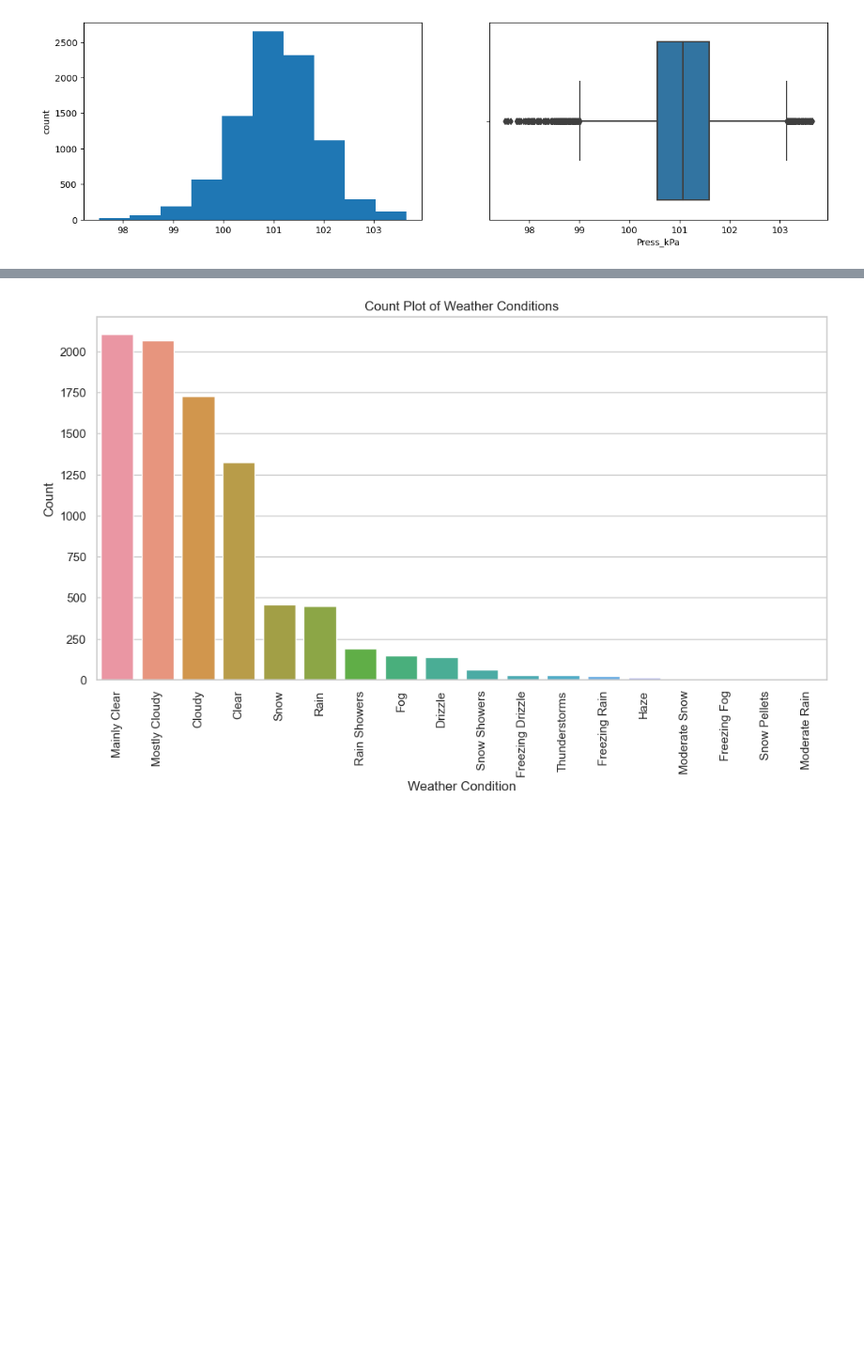
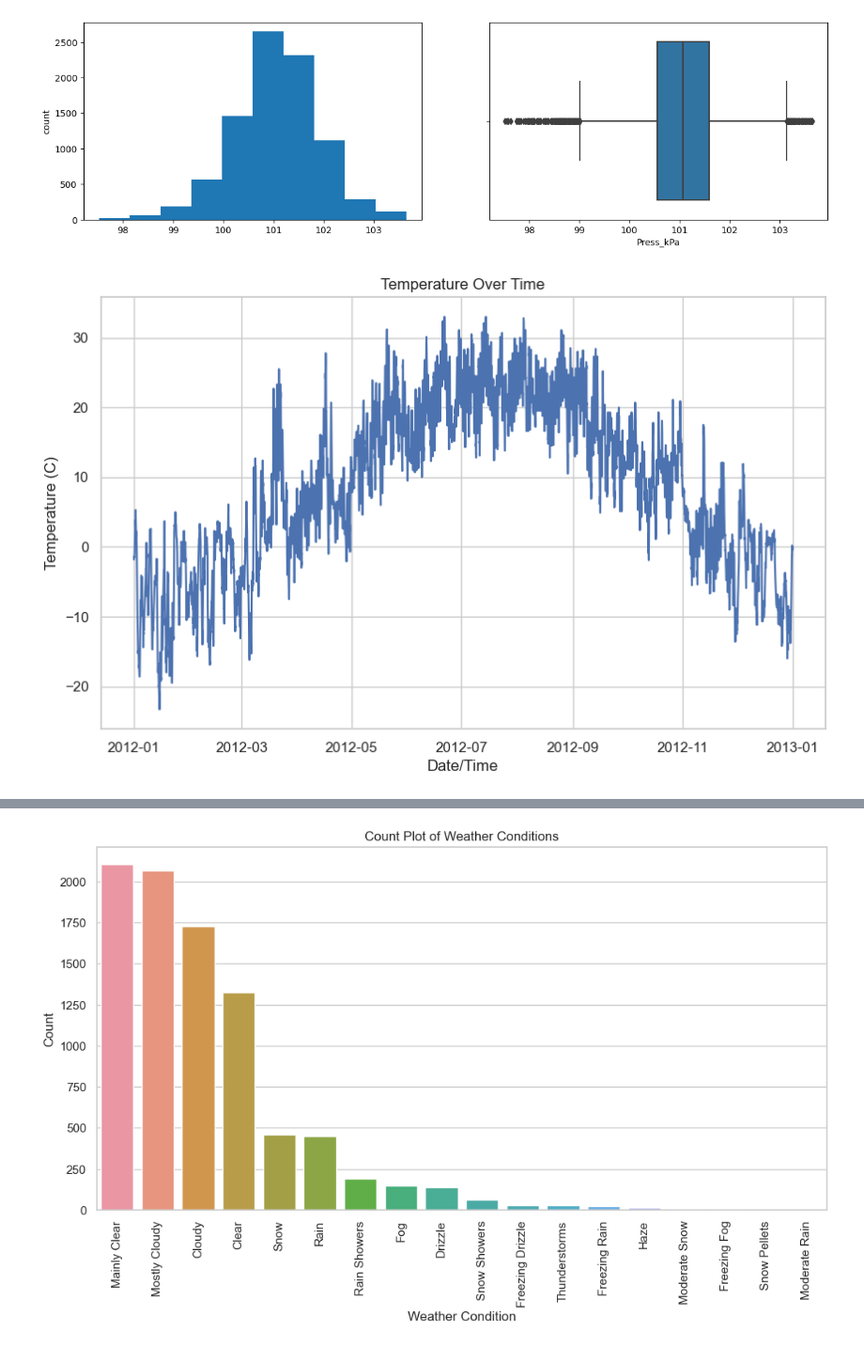
Before and after one commit to EstherMamai/Data-Science-Practice, a Jupyter notebook: eda/eda.ipynb, the cells around one changed output, grey strips where cells are left out. Shown at 94% size. Drawn from its saved outputs; the diff is of its cells as text; code cells hidden in the pictures; blank space fills up the shorter version.

```diff
--- a/eda/eda.ipynb
+++ b/eda/eda.ipynb
@@ -222,3 +223,17 @@ Skew : 0.41
 Press_kPa
 Skew : -0.23
 [figure]
+# %%
+#time series plot of temperature
+# Convert 'Date/Time'
+data['Date/Time'] = pd.to_datetime(data['Date/Time'])
+
+# Plot temperature over time
+plt.figure(figsize=(10,6))
+plt.plot(data['Date/Time'], data['Temp_C'])
+plt.title('Temperature Over Time')
+plt.xlabel('Date/Time')
+plt.ylabel('Temperature (C)')
+plt.show()
+# %% [output]
+[figure, added]
```
Also changed, not shown: parts of 9 cells of this notebook.
